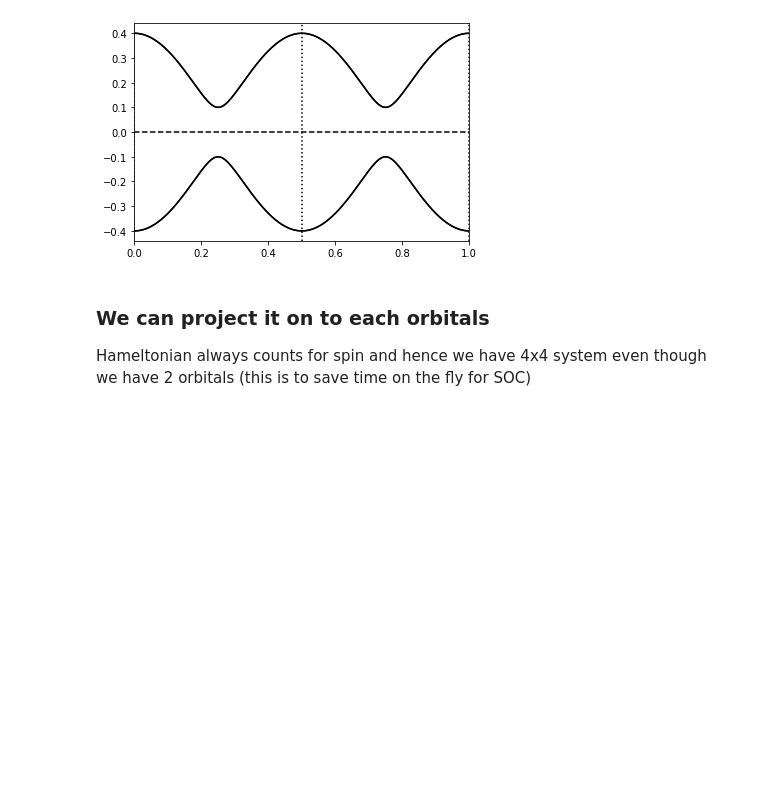
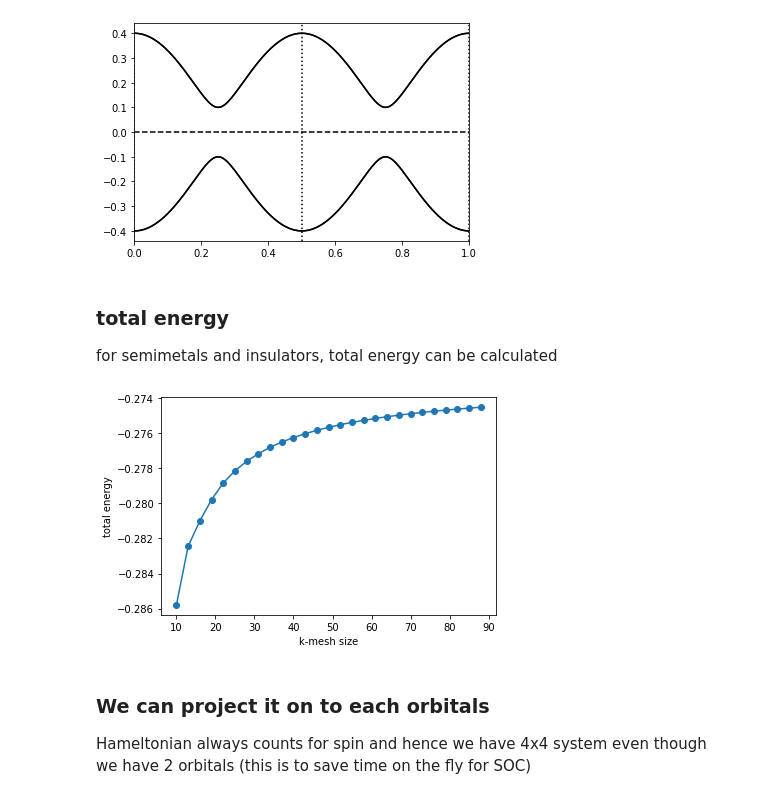
Before and after one commit to santoshkumarradha/pysktb, a Jupyter notebook: examples/examples.ipynb, the cells around one changed output. Cells and saved outputs as stored; diff of their text form; code cells hidden in the pictures; blank space fills up the shorter version.

Commit message:
added total energy

```diff
--- a/examples/examples.ipynb
+++ b/examples/examples.ipynb
@@ -40,6 +40,20 @@ plt.savefig("sp-chain.png")
 plt.show()
 # %% [output]
 [figure]
+# %% [markdown]
+### total energy
+for semimetals and insulators, total energy can be calculated
+# %%
+energies=[]
+nk=range(10,90,3)
+for i in nk:
+    energies.append(ham1.total_energy(nk=i,dim=1)) #nk mesh points and dimension = 1
+plt.plot(nk,energies,marker="o")
+plt.xlabel("k-mesh size")
+plt.ylabel("total energy")
+plt.savefig("sp-chain-total_energy.png")
+# %% [output]
+[figure, added]
 # %% [markdown]
 ### We can project it on to each orbitals
 Hameltonian always counts for spin and hence we have 4x4 system even though we have 2 orbitals (this is to save time on the fly for SOC)
```
Also changed, not shown: 5 other files.
